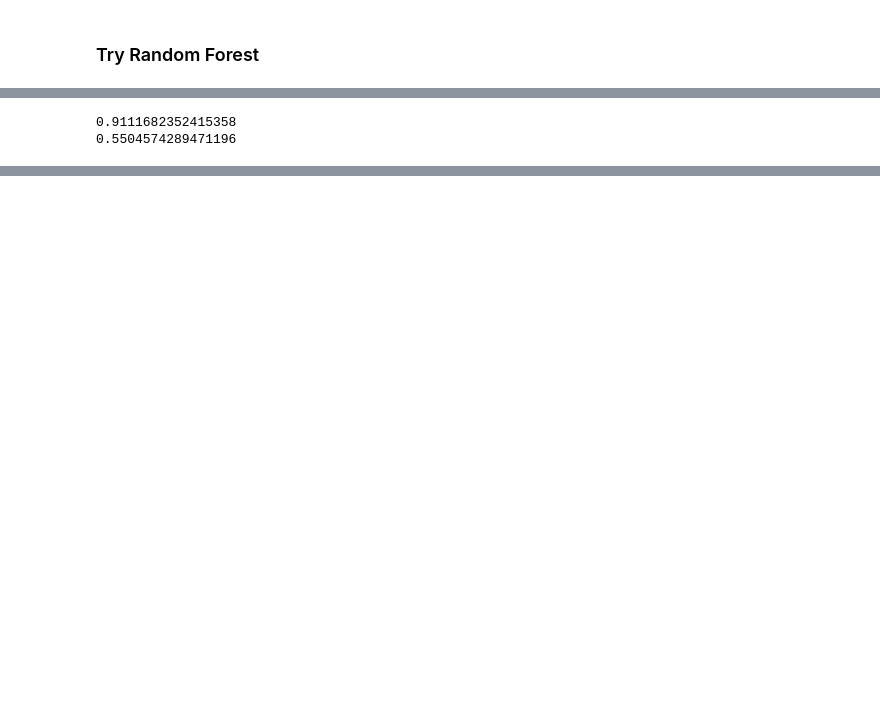
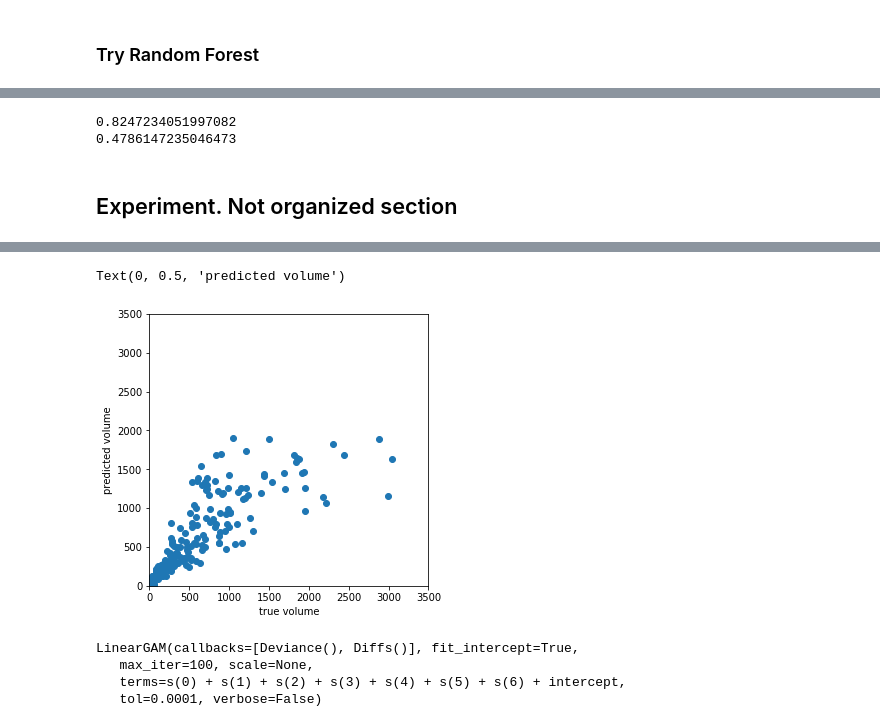
Before and after one commit to euniceky/BOS_BlueBike_Predictions, a Jupyter notebook: BluebikesML.ipynb, the cells around one changed output, grey strips where cells are left out. Cells and saved outputs as stored; diff of their text form; code cells hidden in the pictures; blank space fills up the shorter version.

```diff
--- a/BluebikesML.ipynb
+++ b/BluebikesML.ipynb
@@ -630,4 +631,4 @@ cross_validate(linearmodel, X, y, cv=3, scoring=('r2'))
 parameters = {"max_depth":[1, 2,3,4,5], 'n_estimators':[10, 20, 30, 50]}
 regr = RandomForestRegressor()
 clf = GridSearchCV(regr, parameters, cv=5)
-clf.fit(X_train, y_train)
+_=clf.fit(X_train, y_train)
@@ -657,9 +639,27 @@ clf.best_params_
 # %%
-regr = RandomForestRegressor(max_depth=5, n_estimators=30)
+regr = RandomForestRegressor(max_depth=4, n_estimators=30)
 regr.fit(X_train, y_train)
 print(regr.score(X_train, y_train))
 print(regr.score(X_test, y_test))
 # This is obviously overfitting
 # %% [output]
-0.9111682352415358
-0.5504574289471196
+0.8247234051997082
+0.4786147235046473
+# %% [markdown]
+## Experiment. Not organized section
+# %%
+from pygam import GAM
+
+
+gam=LinearGAM(n_splines=25,spline_order=3)
+gam.gridsearch(np.array(X_train), y_train.values)
+plt.subplots(figsize=(5,5))
+plt.xlim([0,3500])
+plt.ylim([0,3500])
+plt.scatter(y_train.values, gam.predict(np.array(X_train)))
+plt.xlabel('true volume')
+plt.ylabel('predicted volume')
+
+plt.plot(y_train, model.predict(XX), 'r--')
+plt.plot(XX, model.prediction_intervals(XX,width=0.25), color='b', ls='--    ')
+# %% [output]
@@ -665,0 +667,9 @@ print(regr.score(X_test, y_test))
+Text(0, 0.5, 'predicted volume')
+[figure, added]
+# %%
+gam.fit(np.array(X_train), y_train.values)
+# %% [output]
+LinearGAM(callbacks=[Deviance(), Diffs()], fit_intercept=True,
+   max_iter=100, scale=None,
+   terms=s(0) + s(1) + s(2) + s(3) + s(4) + s(5) + s(6) + intercept,
+   tol=0.0001, verbose=False)
```
Also changed, not shown: parts of 22 cells of this notebook.
